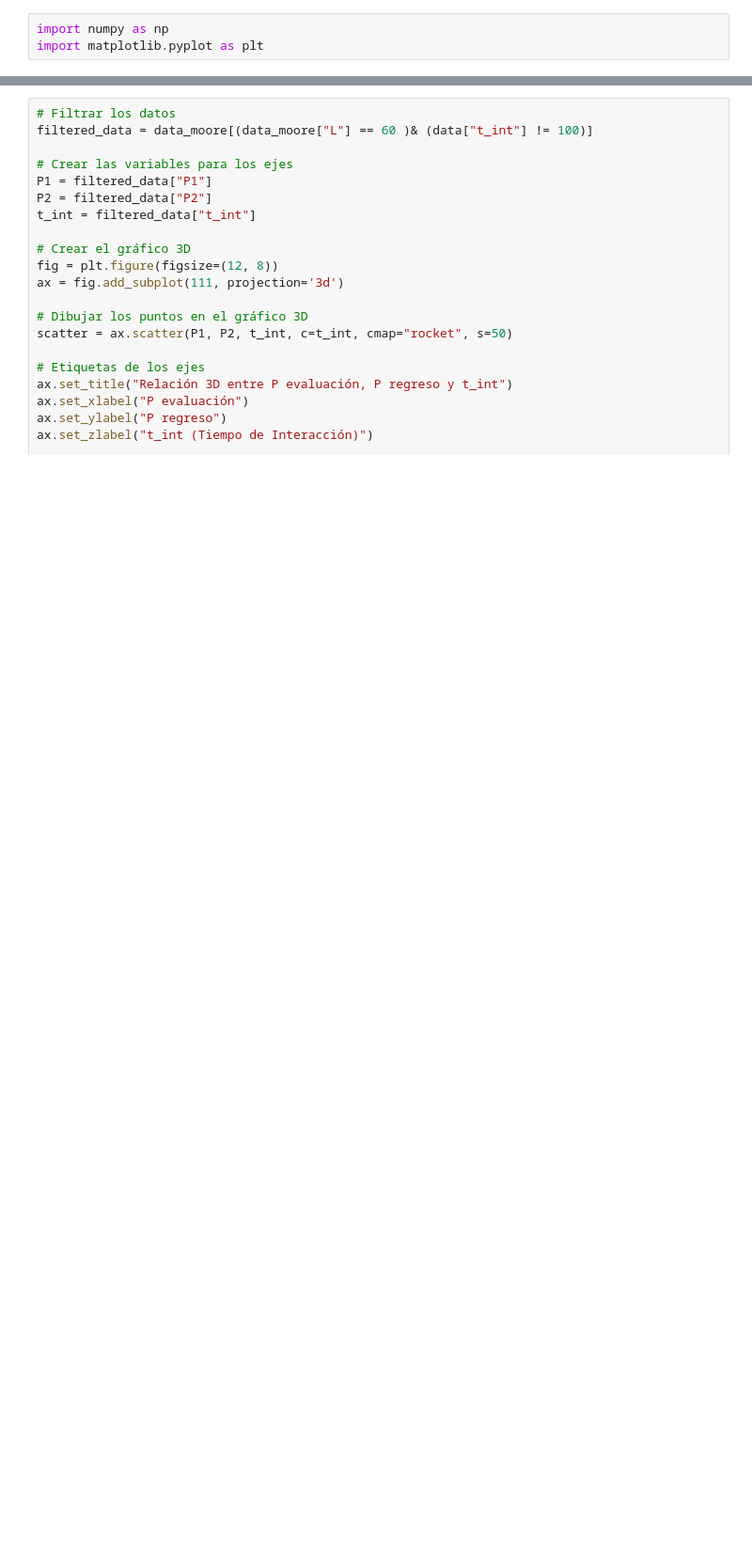
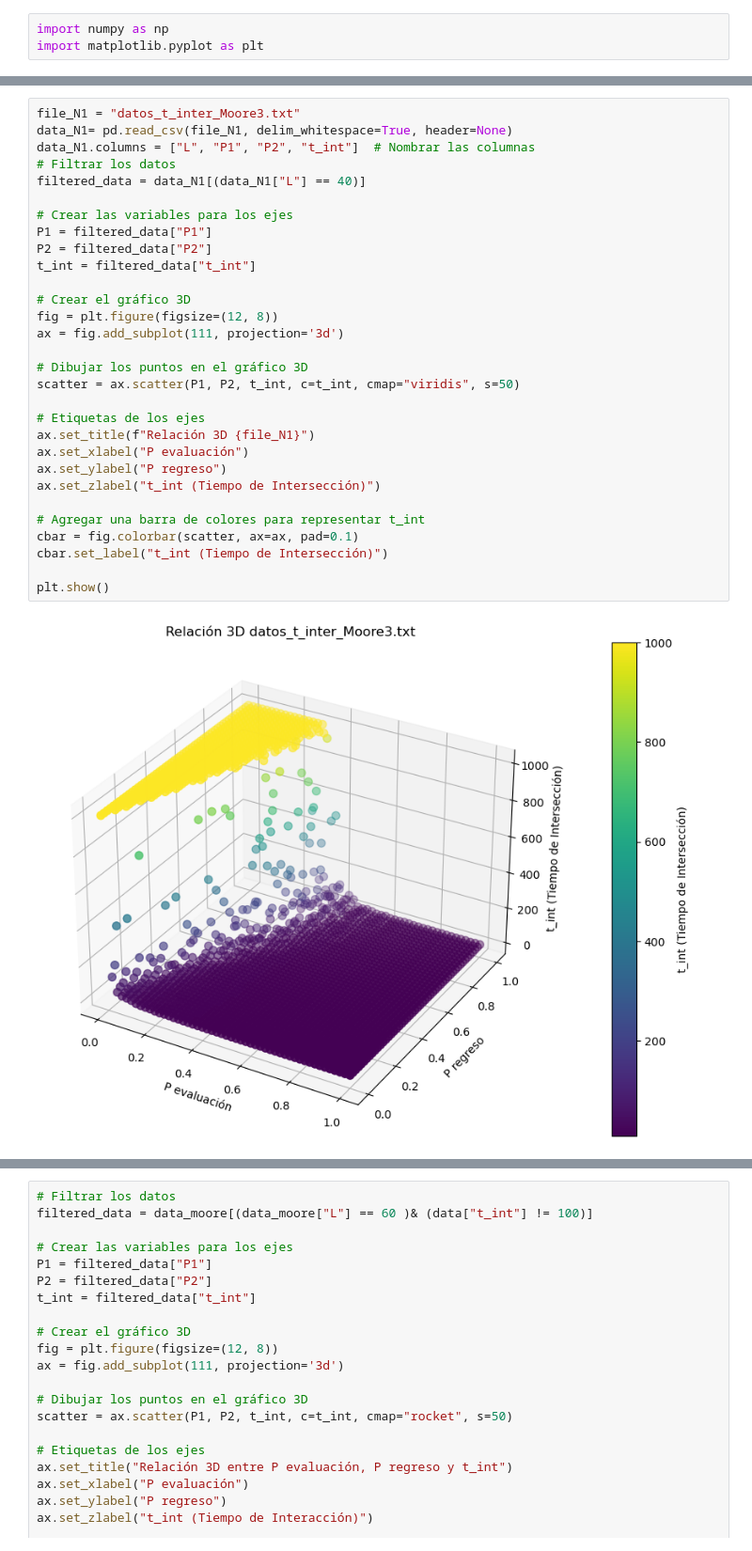
Before and after one commit to juanmillan03/AC_Inverciones, a Jupyter notebook: Codigos/Analisis.ipynb, the cells around one changed output, grey strips where cells are left out. Shown at 94% size. Cells and saved outputs as stored; diff of their text form; blank space fills up the shorter version.

Commit message:
imagenes

```diff
--- a/Codigos/Analisis.ipynb
+++ b/Codigos/Analisis.ipynb
@@ -167,0 +474,32 @@ plt.show()
+# %%
+file_N1 = "datos_t_inter_Moore3.txt"
+data_N1= pd.read_csv(file_N1, delim_whitespace=True, header=None)
+data_N1.columns = ["L", "P1", "P2", "t_int"]  # Nombrar las columnas
+# Filtrar los datos
+filtered_data = data_N1[(data_N1["L"] == 40)]
+
+# Crear las variables para los ejes
+P1 = filtered_data["P1"]
+P2 = filtered_data["P2"]
+t_int = filtered_data["t_int"]
+
+# Crear el gráfico 3D
+fig = plt.figure(figsize=(12, 8))
+ax = fig.add_subplot(111, projection='3d')
+
+# Dibujar los puntos en el gráfico 3D
+scatter = ax.scatter(P1, P2, t_int, c=t_int, cmap="viridis", s=50)
+
+# Etiquetas de los ejes
+ax.set_title(f"Relación 3D {file_N1}")
+ax.set_xlabel("P evaluación")
+ax.set_ylabel("P regreso")
+ax.set_zlabel("t_int (Tiempo de Intersección)")
+
+# Agregar una barra de colores para representar t_int
+cbar = fig.colorbar(scatter, ax=ax, pad=0.1)
+cbar.set_label("t_int (Tiempo de Intersección)")
+
+plt.show()
+# %% [output]
+[figure, added]
```
Also changed, not shown: parts of 31 cells of this notebook, 38 other files.
